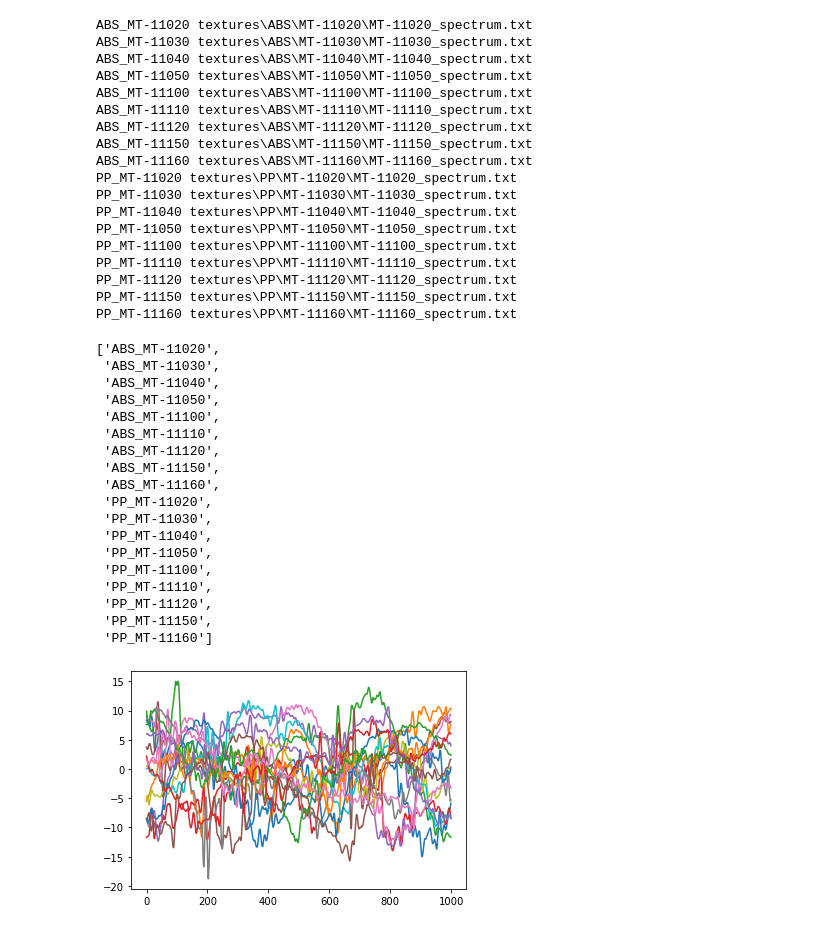
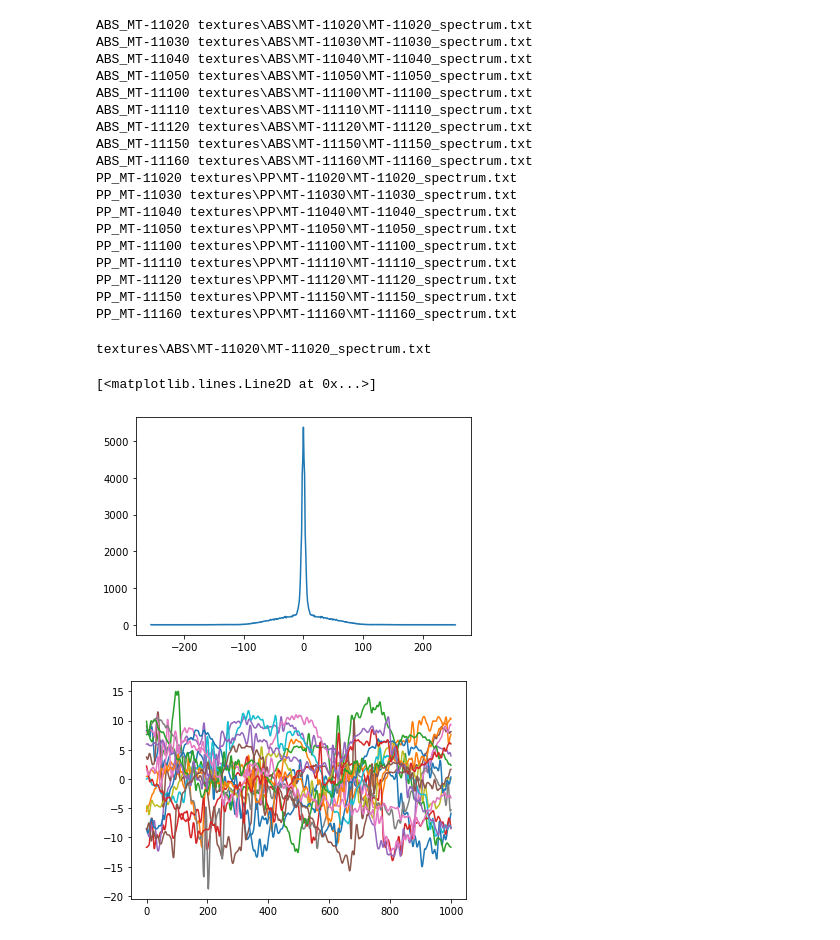
Before and after one commit to daguiam/texture_vibration_generator, a Jupyter notebook: process_textures_spectrum.ipynb, the cells around one changed output. Saved outputs shown, nothing was run; the diff lists cells and outputs as text; code cells hidden in the pictures.

Commit message:
added automatic import of reference spectrum

```diff
--- a/process_textures_spectrum.ipynb
+++ b/process_textures_spectrum.ipynb
@@ -197,7 +197,7 @@ for material in ['ABS', 'PP']:
         output_filename = os.path.join(path_name, output_filename_texture)
 
 
-        np.savetxt(output_filename, data, fmt="%10.3f", delimiter=',', header='spatial freqs [1/mm], spectrum [a.u.]')
+        np.savetxt(output_filename, data, delimiter=',', header='spatial freqs [1/mm], spectrum [a.u.]')
     #     plt.close()
         print("file", output_filename)
 
@@ -267,14 +267,6 @@ PP_MT-11030
 MT-11040 textures\PP\MT-11040
 ['Pos01.ua2', 'Pos02.ua2', 'Pos03.ua2', 'Pos04.ua2', 'Pos05.ua2', 'Pos06.ua2']
 ... (25 outputs left out)
-# %%
-data = np.array([spectrum_spatial_freqs,spectrum_profiles]).T
-
-output_filename_texture = "%s_spectrum.txt"%(sample)
-output_filename = os.path.join(path_name, output_filename_texture)
-
-
-np.savetxt(output_filename, data, fmt="%10.3f", delimiter=',', header='spatial freqs [1/mm], spectrum [a.u.]')
 # %%
 spectrum_profiles = np.mean(spectrum_list, axis=0)
 spectrum_spatial_freqs = np.mean(spectrum_freqs_list, axis=0)
@@ -312,27 +304,19 @@ PP_MT-11110 textures\PP\MT-11110\MT-11110_spectrum.txt
 PP_MT-11120 textures\PP\MT-11120\MT-11120_spectrum.txt
 PP_MT-11150 textures\PP\MT-11150\MT-11150_spectrum.txt
 PP_MT-11160 textures\PP\MT-11160\MT-11160_spectrum.txt
-# %%
-list(data.keys())
-# %% [output]
-['ABS_MT-11020',
- 'ABS_MT-11030',
- 'ABS_MT-11040',
- 'ABS_MT-11050',
- 'ABS_MT-11100',
- 'ABS_MT-11110',
- 'ABS_MT-11120',
- 'ABS_MT-11150',
- 'ABS_MT-11160',
- 'PP_MT-11020',
- 'PP_MT-11030',
- 'PP_MT-11040',
- 'PP_MT-11050',
- 'PP_MT-11100',
- 'PP_MT-11110',
- 'PP_MT-11120',
- 'PP_MT-11150',
- 'PP_MT-11160']
+# %%
+texture_name = list(data.keys())[0]
+texture_file = data[texture_name]
+print(texture_file)
+
+
+freqs, spectrum = np.loadtxt(texture_file, delimiter=',', unpack=True)
+
+plt.plot(freqs, spectrum)
+# %% [output]
+textures\ABS\MT-11020\MT-11020_spectrum.txt
+[<matplotlib.lines.Line2D at 0x...>]
+[figure, added]
 # %%
 N_spectrum = 1000
 profile_split = np.array_split(profile, np.arange(N_spectrum,x_total,N_spectrum).astype(np.int))
```
Also changed, not shown: 19 other files.
